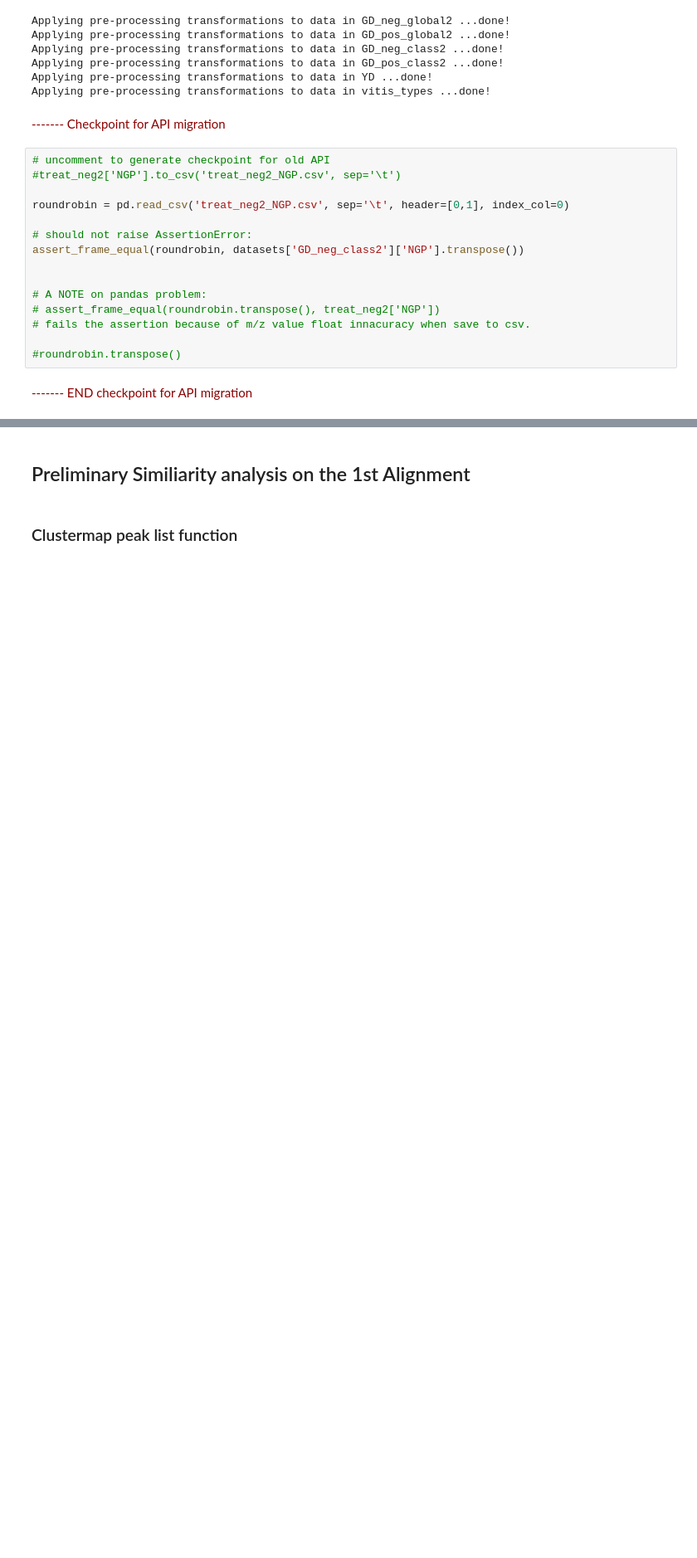
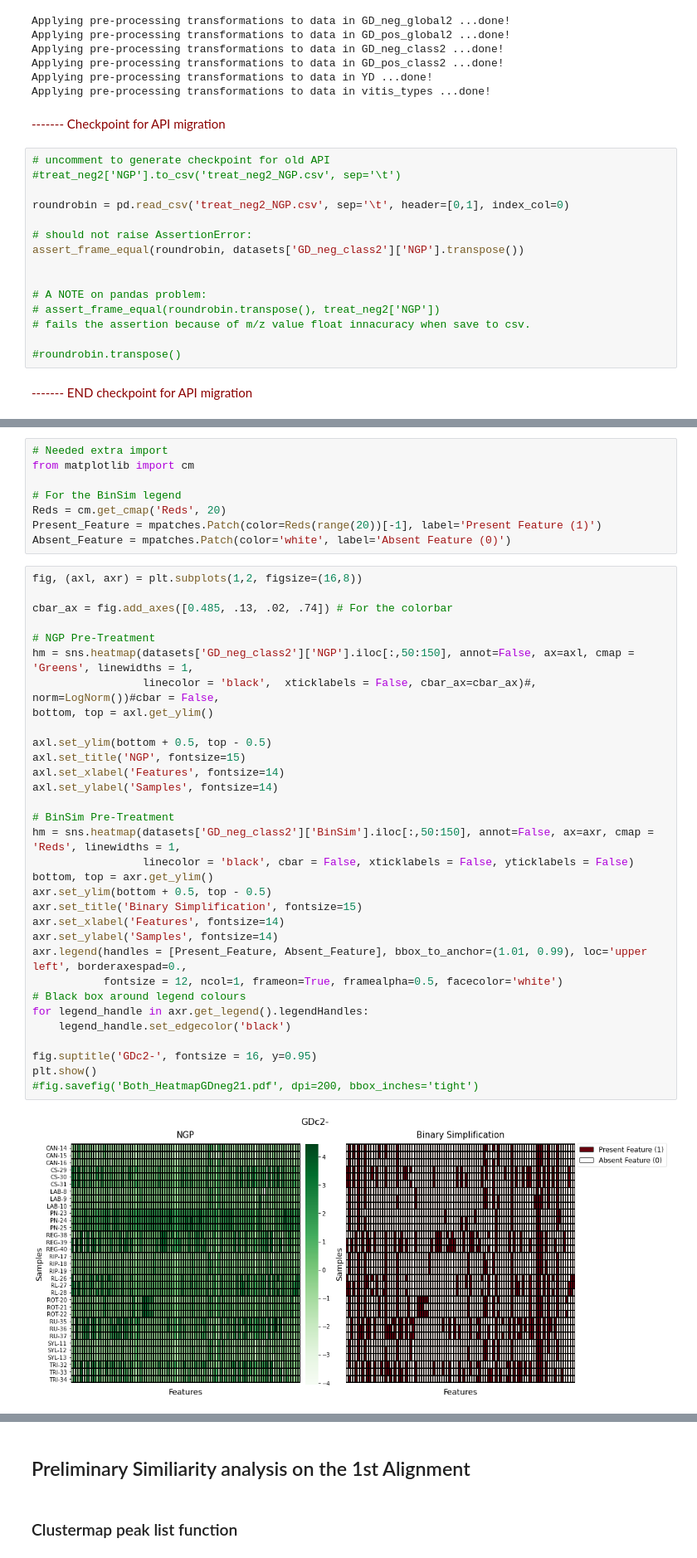
Before and after one commit to aeferreira/binsim_paper, a Jupyter notebook: paper_binsim.ipynb, the cells around one changed output, grey strips where cells are left out. Shown at 83% size. Saved outputs shown, nothing was run; the diff lists cells and outputs as text; blank space fills up the shorter version.

```diff
--- a/paper_binsim.ipynb
+++ b/paper_binsim.ipynb
@@ -579,0 +645,42 @@ assert_frame_equal(roundrobin, datasets['GD_neg_class2']['NGP'].transpose())
+# %%
+# Needed extra import
+from matplotlib import cm
+
+# For the BinSim legend
+Reds = cm.get_cmap('Reds', 20)
+Present_Feature = mpatches.Patch(color=Reds(range(20))[-1], label='Present Feature (1)')
+Absent_Feature = mpatches.Patch(color='white', label='Absent Feature (0)')
+# %%
+fig, (axl, axr) = plt.subplots(1,2, figsize=(16,8))
+
+cbar_ax = fig.add_axes([0.485, .13, .02, .74]) # For the colorbar
+
+# NGP Pre-Treatment
+hm = sns.heatmap(datasets['GD_neg_class2']['NGP'].iloc[:,50:150], annot=False, ax=axl, cmap = 'Greens', linewidths = 1,
+                 linecolor = 'black',  xticklabels = False, cbar_ax=cbar_ax)#, norm=LogNorm())#cbar = False,
+bottom, top = axl.get_ylim()
+
+axl.set_ylim(bottom + 0.5, top - 0.5)
+axl.set_title('NGP', fontsize=15)
+axl.set_xlabel('Features', fontsize=14)
+axl.set_ylabel('Samples', fontsize=14)
+
+# BinSim Pre-Treatment
+hm = sns.heatmap(datasets['GD_neg_class2']['BinSim'].iloc[:,50:150], annot=False, ax=axr, cmap = 'Reds', linewidths = 1,
+                 linecolor = 'black', cbar = False, xticklabels = False, yticklabels = False)
+bottom, top = axr.get_ylim()
+axr.set_ylim(bottom + 0.5, top - 0.5)
+axr.set_title('Binary Simplification', fontsize=15)
+axr.set_xlabel('Features', fontsize=14)
+axr.set_ylabel('Samples', fontsize=14)
+axr.legend(handles = [Present_Feature, Absent_Feature], bbox_to_anchor=(1.01, 0.99), loc='upper left', borderaxespad=0.,
+           fontsize = 12, ncol=1, frameon=True, framealpha=0.5, facecolor='white')
+# Black box around legend colours
+for legend_handle in axr.get_legend().legendHandles:
+    legend_handle.set_edgecolor('black')
+
+fig.suptitle('GDc2-', fontsize = 16, y=0.95)
+plt.show()
+#fig.savefig('Both_HeatmapGDneg21.pdf', dpi=200, bbox_inches='tight')
+# %% [output]
+[figure, added]
```
Also changed, not shown: parts of 7 cells of this notebook.
